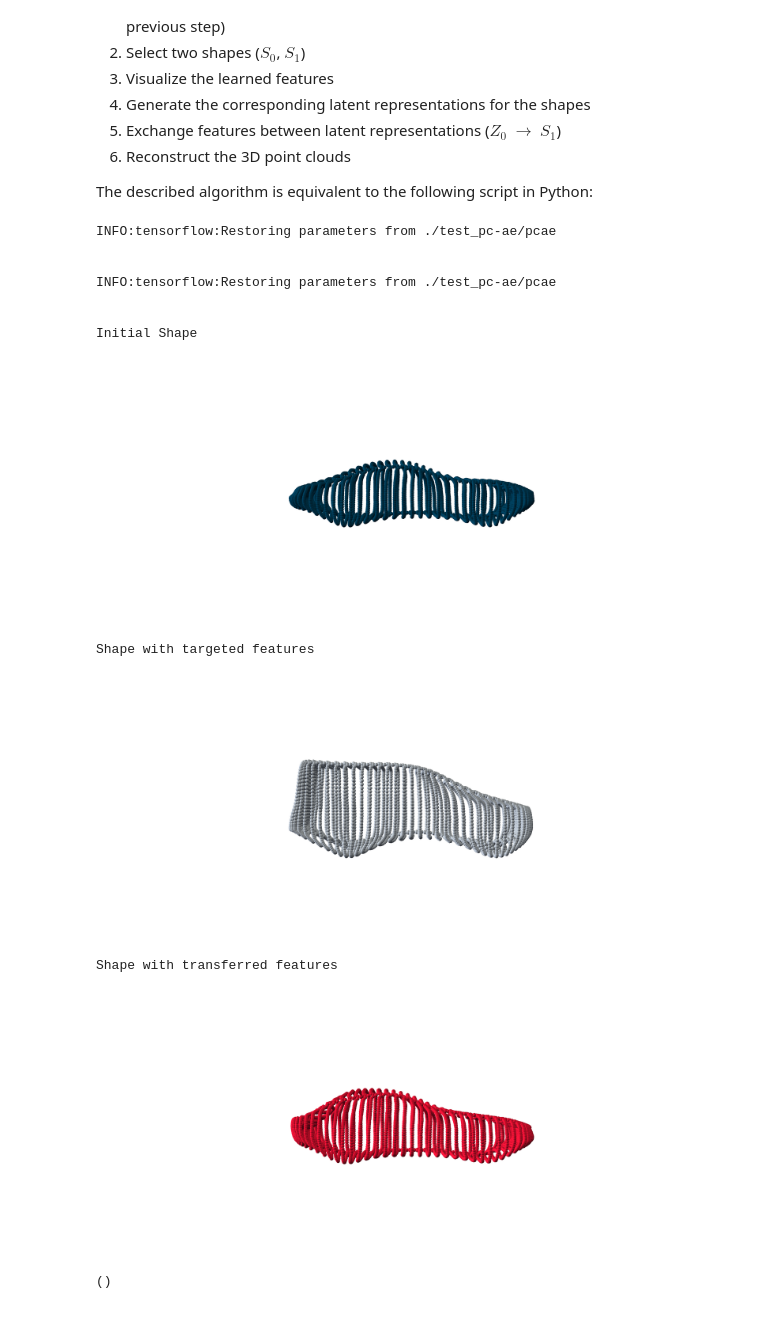
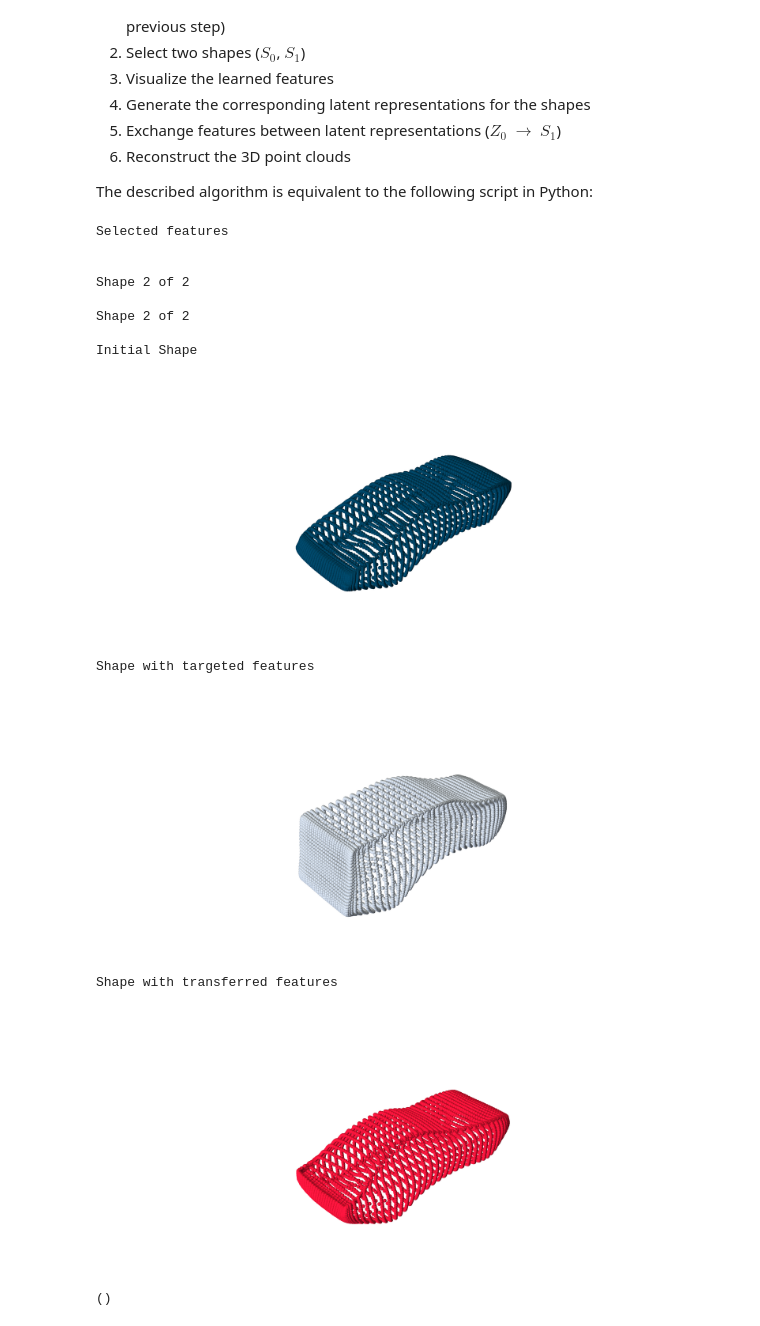
Before and after one commit to HRI-EU/GDL4DesignApps, a Jupyter notebook: examples/design_applications_with_GDL.ipynb, the cells around one changed output. Cells and saved outputs as stored; diff of their text form; code cells hidden in the pictures.

Commit message:
updated point2fdd and docs

```diff
--- a/examples/design_applications_with_GDL.ipynb
+++ b/examples/design_applications_with_GDL.ipynb
@@ -49,12 +49,17 @@ for i in range(interp_steps.shape[0]):
     Zint[i+interp_steps.shape[0],:,0] = Z_2 + interp_steps[i]*(Z_3-Z_2)
 
 ## Reconstruct the 3Dpoint clouds
-pcs = DesignApps.Z_to_pointcloud("pcae_training_config.py", Zint)
+sess, S_in, Z, S_out, feat_layer, pc_size,\
+dpout, gamma_n, latt_def, flags = DesignApps.import_net_graph(
+                                        'pcae_training_config.py', GPUid=-1)
+pcs = DesignApps.Z_to_pointcloud('pcae_training_config.py', sess, S_out, Z,
+                                Zint, flags, dpout=None, gamma_n=None, latt_def=None, GPUid=-1)[0]
+
 # Concatenate point clouds to ease the visualization
 pcs_concat = np.array(np.reshape(pcs, (-1,3)))
 for j in range(pcs.shape[0]):
     pcs_concat[j*pcs.shape[1]:(j+1)*pcs.shape[1],:] = pcs[j,:,:] + [0, j*2.2, 0]
 
 # Shape visualization
-Vis3D.pcplot(pcs_concat*[-1,-1,1], figname="test_pcae/network_verification/pc_interpolation", colorpoints="#c8102e", cam_az=15, cam_el=30)
+Vis3D.pcplot(pcs_concat*[-1,-1,1], figname="test_pc-ae/network_verification/pc_interpolation", colorpoints="#c8102e", cam_az=15, cam_el=30)
 # %% [output]
@@ -84,42 +100,49 @@ The described algorithm is equivalent to the following script in Python:
 # %%
 ## Select the 3D point clouds
 # in this case, we utilize the first and last interpolated shapes
 pcs_initial = pcs[[0,pcs.shape[0]-1],:,:]
 
 ## Visualize the latent features
 # In this case, we pre-visualized the features and display here the ones the map the rear of the car shapes.
 feat_rear = [0, 8, 9, 10, 11, 12, 14, 15, 22, 53]
 print("Selected features")
-feat_batch = DesignApps.featvis("pcae_training_config.py", pcs_initial, sel_feat=feat_rear)
+feat_batch = DesignApps.featvis("pcae_training_config.py", sess, S_in,
+                                feat_layer, pcs_initial, flags,
+                                dpout=None, gamma_n=None, GPUid=-1, plot=True)
 
 ## Generate latent representations
-Z_batch = DesignApps.pointcloud_to_Z("pcae_training_config.py", pcs_initial)
+Z_batch = DesignApps.pointcloud_to_Z("pcae_training_config.py", sess, S_in, Z,
+                                    pcs_initial, flags,
+                                    dpout=None, gamma_n=None, GPUid=-1)
 
 ## Transfer latent features from Z_0 to Z_1
 Z_transfer = np.array(Z_batch[[1,],:,:])
 Z_transfer[0,feat_rear,:] = Z_batch[0, feat_rear,:]
 
 ## Reconstruct Point cloud
-pc_transfer = DesignApps.Z_to_pointcloud("pcae_training_config.py", Z_transfer)[0,:,:]
+pc_transfer = DesignApps.Z_to_pointcloud("pcae_training_config.py", sess,
+                                         S_out, Z, Z_transfer, flags, dpout=None, gamma_n=None,
+                                         latt_def=None, GPUid=-1)[0][0]
 
 ## Visualize point clouds
 print("Initial Shape")
-Vis3D.pcplot(pcs_initial[1,:,:], figname="test_pcae/network_verification/pc_transfer_before", colorpoints="#00334c", cam_az=90, cam_el=0)
+Vis3D.pcplot(pcs_initial[1,:,:], figname="test_pc-ae/network_verification/pc_transfer_before", colorpoints="#00334c", cam_az=90, cam_el=0)
 print("Shape with targeted features")
-Vis3D.pcplot(pcs_initial[0,:,:], figname="test_pcae/network_verification/pc_transfer_target", colorpoints="#959da8", cam_az=90, cam_el=0)
+Vis3D.pcplot(pcs_initial[0,:,:], figname="test_pc-ae/network_verification/pc_transfer_target", colorpoints="#959da8", cam_az=90, cam_el=0)
 print("Shape with transferred features")
-Vis3D.pcplot(pc_transfer, figname="test_pcae/network_verification/pc_transfer_after", colorpoints="#c8102e", cam_az=90, cam_el=0)
+Vis3D.pcplot(pc_transfer, figname="test_pc-ae/network_verification/pc_transfer_after", colorpoints="#c8102e", cam_az=90, cam_el=0)
 # %% [output]
-INFO:tensorflow:Restoring parameters from ./test_pc-ae/pcae
+Selected features
 
 
-INFO:tensorflow:Restoring parameters from ./test_pc-ae/pcae
+Shape 2 of 2
 
+Shape 2 of 2
 
 Initial Shape
-[figure, old version]
+[figure, new version]
 Shape with targeted features
-[figure, old version]
+[figure, new version]
 Shape with transferred features
-[figure, old version]
+[figure, new version]
 ()
```
Also changed, not shown: parts of 1 cell of this notebook, 10 other files.
